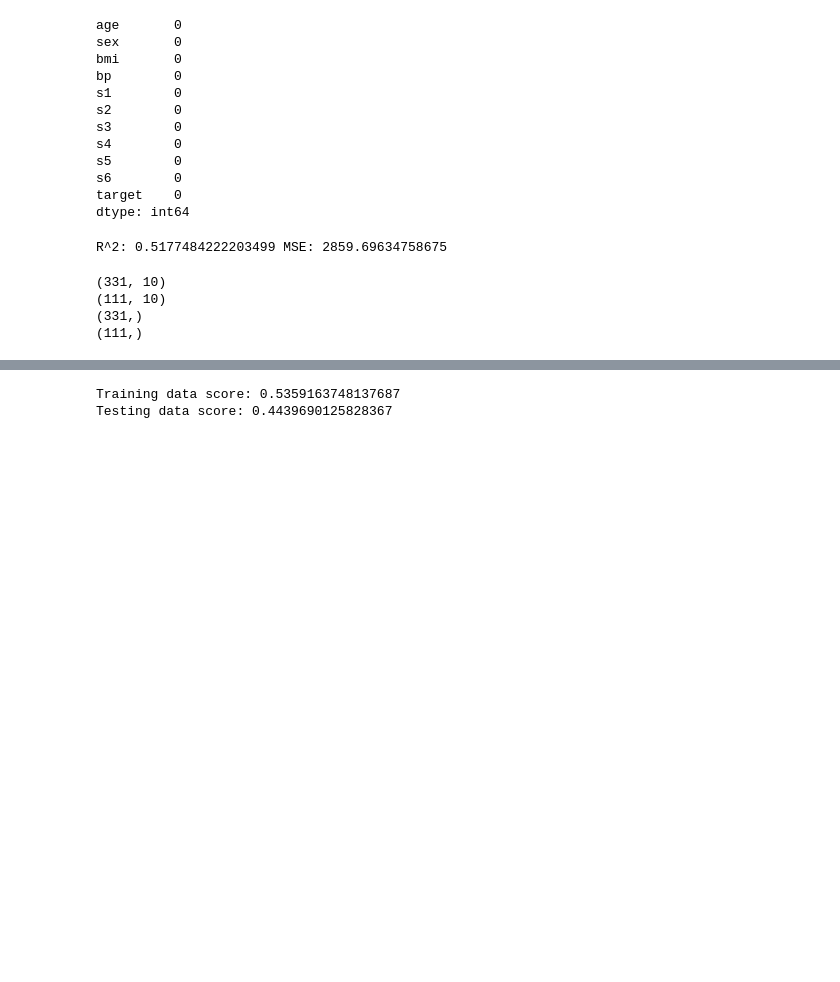
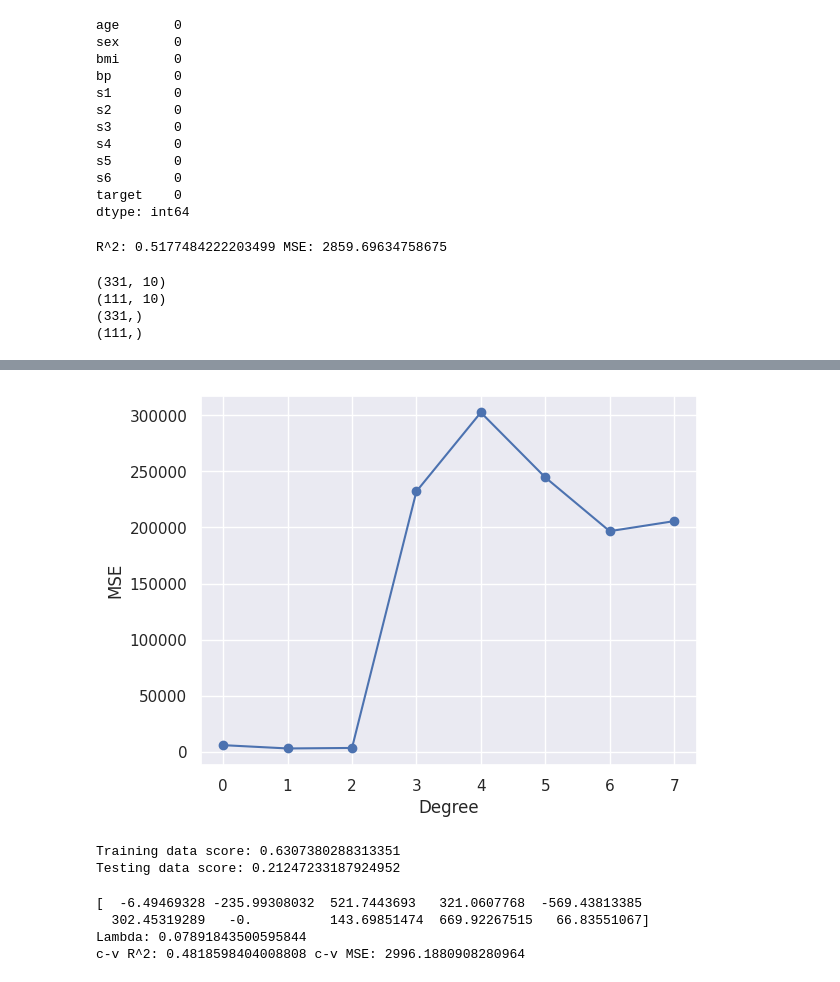
Before and after one commit to EJMancero/Jupyter_Content2, a Jupyter notebook: 09_Data_Analysis_Lab.ipynb, the cells around one changed output, grey strips where cells are left out. Cells and saved outputs as stored; diff of their text form; code cells hidden in the pictures; blank space fills up the shorter version.

```diff
--- a/09_Data_Analysis_Lab.ipynb
+++ b/09_Data_Analysis_Lab.ipynb
@@ -113,10 +113,41 @@ c-v R^2: 0.48231643590864215 c-v MSE: 2993.0813104693307
+# %%
+err = []
+degrees = range(8)
+
+kf = KFold(n_splits=5, shuffle=True)
+
+for degree in degrees:
+    # Make our model
+    model = Pipeline([
+        ('poly', PolynomialFeatures(degree=degree)),
+        ('linreg', LinearRegression(fit_intercept=False))
+    ])
+
+    # Fit the model
+    res = cross_val_score(model, X, y, cv=kf, scoring=mse)
+    err.append(res.mean()) # Get MSE for model and append to list
+
+err_df = pd.DataFrame({'degree':degrees, 'mse':err})
+# Line plot
+plt.plot(err_df['degree'], err_df['mse'], label='MSE by Degree')
+
+# Overlay points
+plt.scatter(err_df['degree'], err_df['mse'])
+
+# Adding labels and title
+plt.xlabel('Degree')
+plt.ylabel('MSE')
+
+# Display the plot
+plt.show()
+
+#lowest at 2
+# %% [output]
+[figure, added]
 # %%
-# Train/test split
-X_train, X_test, y_train, y_test = train_test_split(X_diabetes, y_diabetes, random_state=1)
-
 # Setup out model
 model = Pipeline([
-    ('poly', PolynomialFeatures(degree=1)),
+    ('poly', PolynomialFeatures(degree=2)),
     ('linreg', LinearRegression(fit_intercept=False))
 ])
 
@@ -125,5 +156,28 @@ model.fit(X_train,y_train)
 print(f'Training data score: {model.score(X_train,y_train)}')
 print(f'Testing data score: {model.score(X_test,y_test)}')
 # %% [output]
-Training data score: 0.5359163748137687
-Testing data score: 0.4439690125828367
+Training data score: 0.6307380288313351
+Testing data score: 0.21247233187924952
+# %%
+model = Pipeline([
+    ('scaler', StandardScaler()),
+    ('lassoCV', LassoCV()),
+])
+
+model.fit(X,y)
+print(model.named_steps['lassoCV'].coef_ / model.named_steps['scaler'].scale_)
+#CV is cross validation
+print(f"Lambda: {model.named_steps['lassoCV'].alpha_}")
+#Prints lambda parameter. Shows which regularization strenght gave the best model
+res = cross_val_score(model, X, y, cv=kf, scoring=mse)
+cv_mse = res.mean()
+res = cross_val_score(model, X, y, cv=kf)
+cv_r2 = res.mean()
+print('c-v R^2:', cv_r2, 'c-v MSE:', cv_mse)
+
+##0.07891843500595844
+# %% [output]
+[  -6.49469328 -235.99308032  521.7443693   321.0607768  -569.43813385
+  302.45319289   -0.          143.69851474  669.92267515   66.83551067]
+Lambda: 0.07891843500595844
+c-v R^2: 0.4818598404008808 c-v MSE: 2996.1880908280964
```
Also changed, not shown: parts of 2 cells of this notebook.
